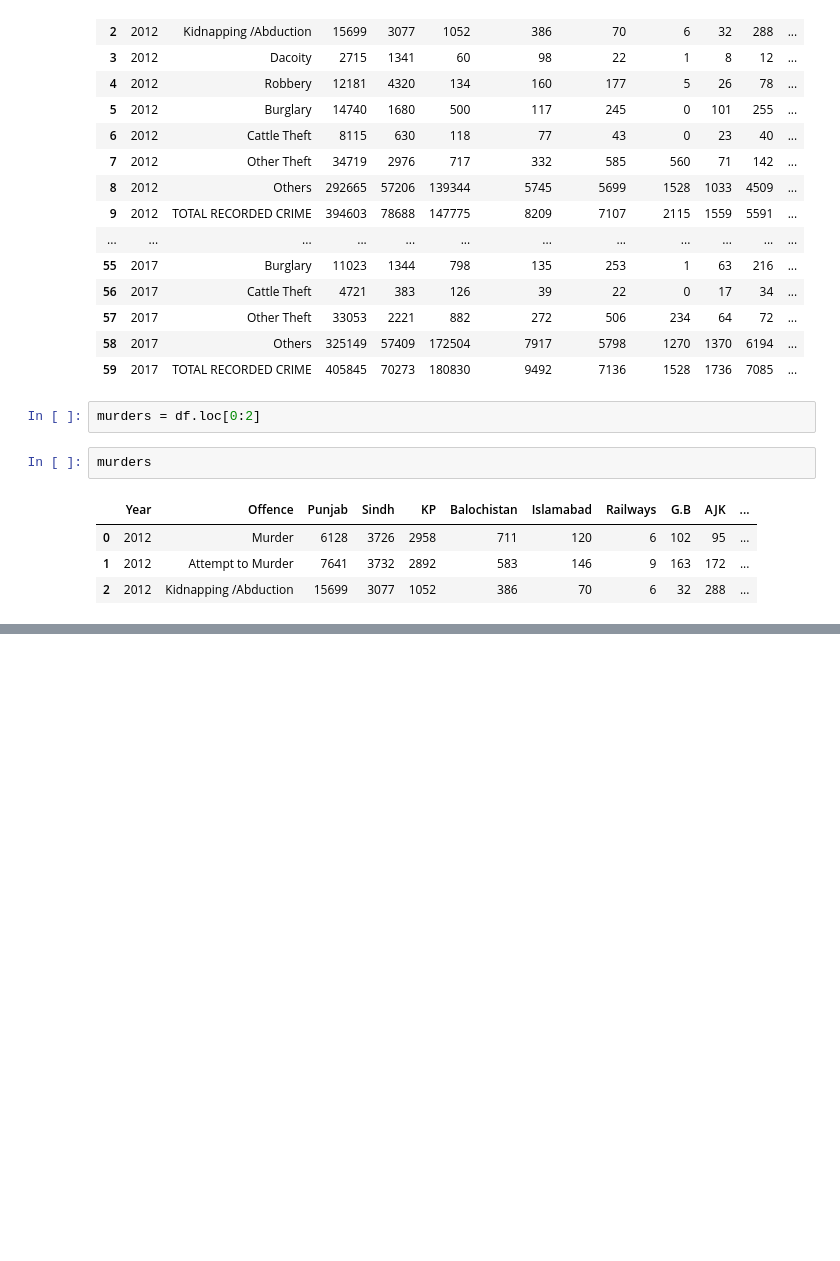
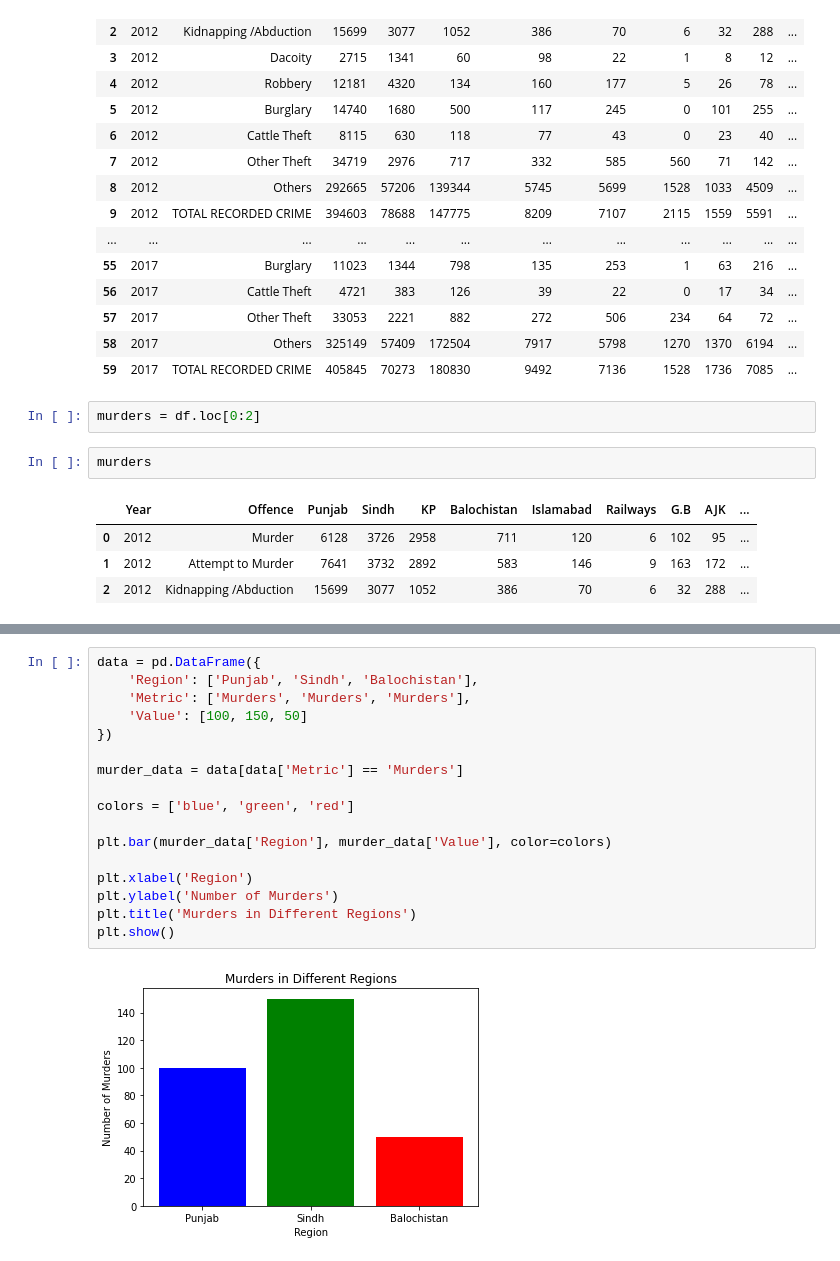
Before and after one commit to HassanFareedMughal/Big-Data-Analysis-on-Crimes, a Jupyter notebook: DSA Project.ipynb, the cells around one changed output, grey strips where cells are left out. Drawn from its saved outputs; the diff is of its cells as text; blank space fills up the shorter version.

```diff
--- a/DSA Project.ipynb
+++ b/DSA Project.ipynb
@@ -49,0 +113,19 @@ Name: 0, dtype: object
+# %%
+data = pd.DataFrame({
+    'Region': ['Punjab', 'Sindh', 'Balochistan'],
+    'Metric': ['Murders', 'Murders', 'Murders'],
+    'Value': [100, 150, 50]
+})
+
+murder_data = data[data['Metric'] == 'Murders']
+
+colors = ['blue', 'green', 'red']
+
+plt.bar(murder_data['Region'], murder_data['Value'], color=colors)
+
+plt.xlabel('Region')
+plt.ylabel('Number of Murders')
+plt.title('Murders in Different Regions')
+plt.show()
+# %% [output]
+[figure, added]
```
Also changed, not shown: parts of 9 cells of this notebook.
